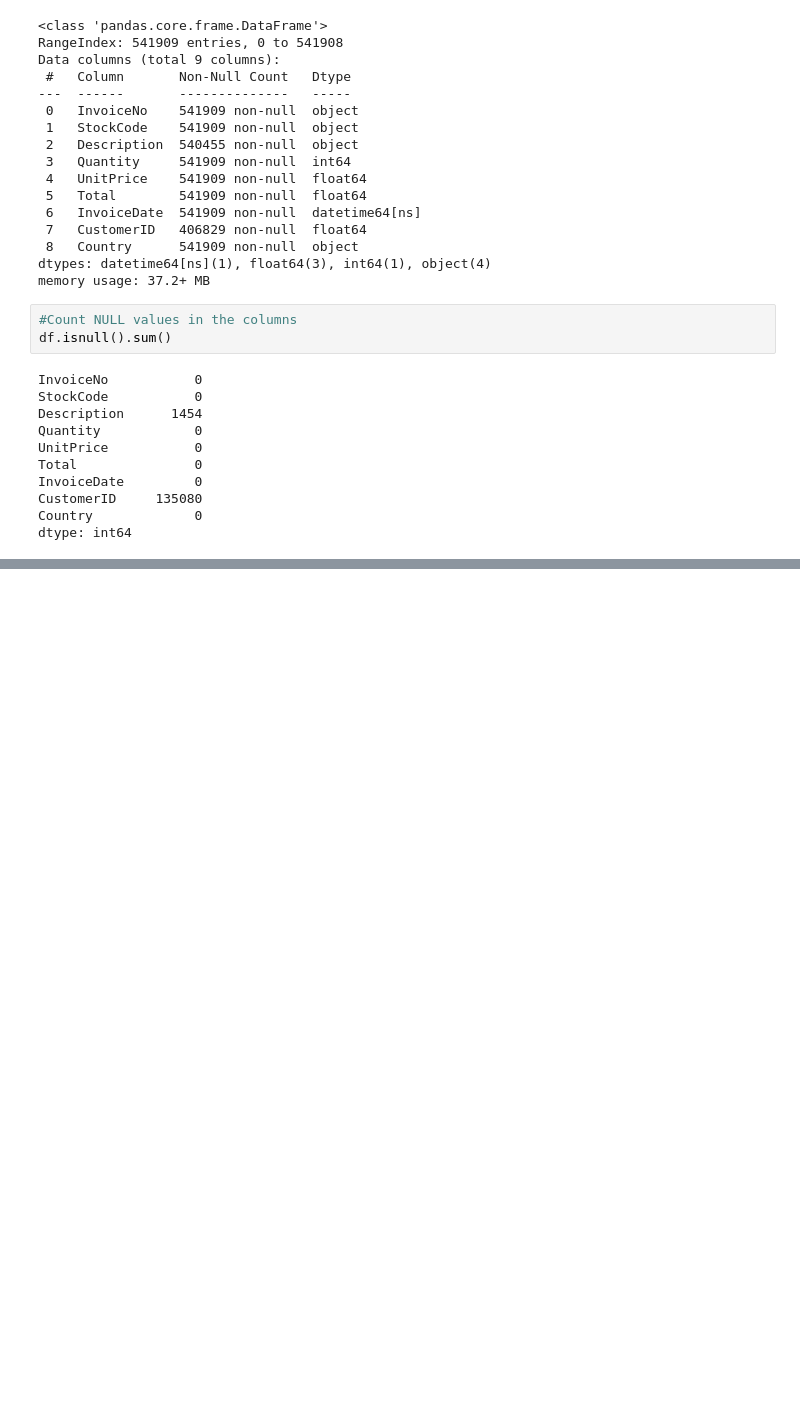
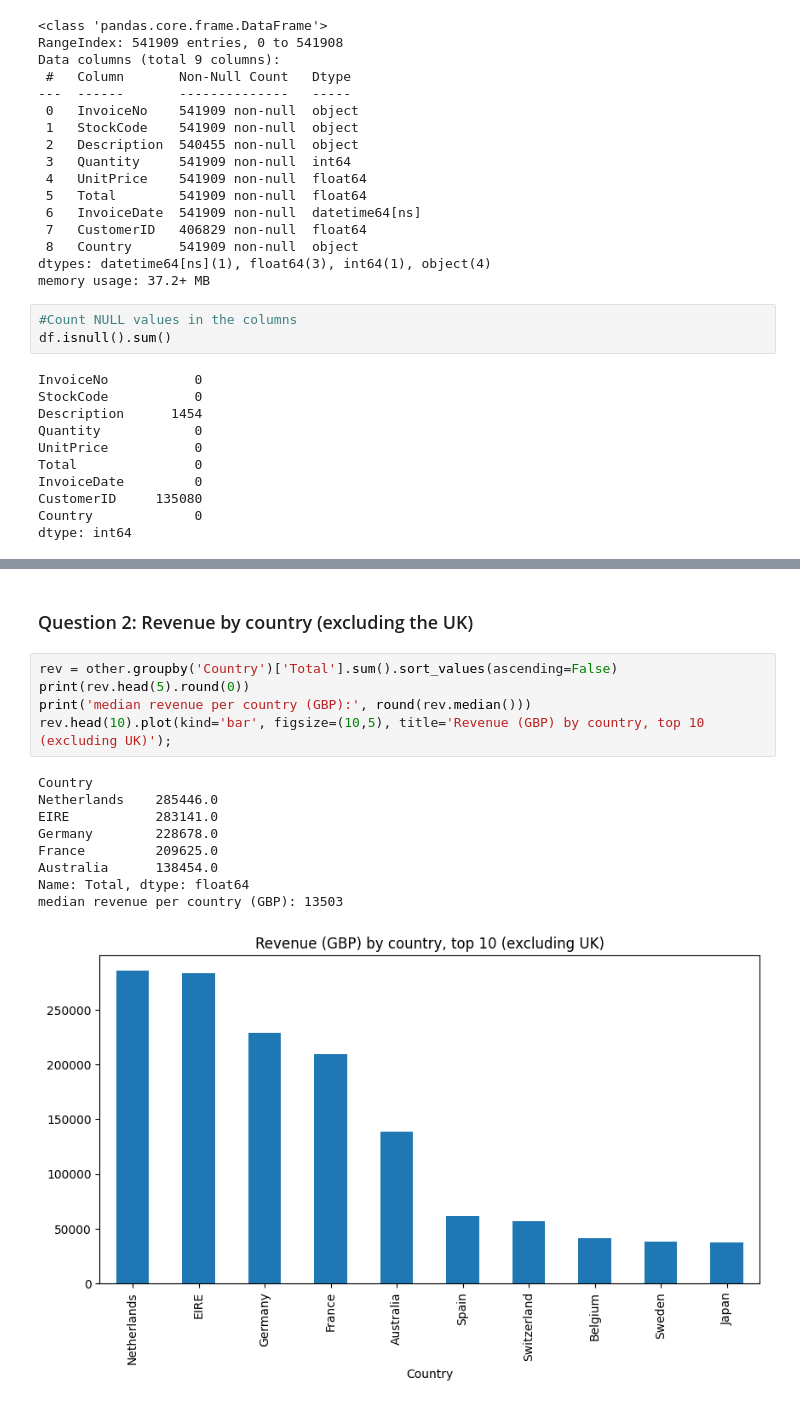
Before and after one commit to Mohamed-Elhefnawy/Online-Retail-Store-Analysis, a Jupyter notebook: Online Retail.ipynb, the cells around one changed output, grey strips where cells are left out. Cells and saved outputs as stored; diff of their text form; blank space fills up the shorter version.

```diff
--- a/Online Retail.ipynb
+++ b/Online Retail.ipynb
@@ -196,0 +201,17 @@ There are some negative values in "Quantity", "UnitPrice" and "Total" columns, s
+# %% [markdown]
+### Question 2: Revenue by country (excluding the UK)
+# %%
+rev = other.groupby('Country')['Total'].sum().sort_values(ascending=False)
+print(rev.head(5).round(0))
+print('median revenue per country (GBP):', round(rev.median()))
+rev.head(10).plot(kind='bar', figsize=(10,5), title='Revenue (GBP) by country, top 10 (excluding UK)');
+# %% [output]
+Country
+Netherlands    285446.0
+EIRE           283141.0
+Germany        228678.0
+France         209625.0
+Australia      138454.0
+Name: Total, dtype: float64
+median revenue per country (GBP): 13503
+[figure, added]
```
Also changed, not shown: parts of 38 cells of this notebook.
